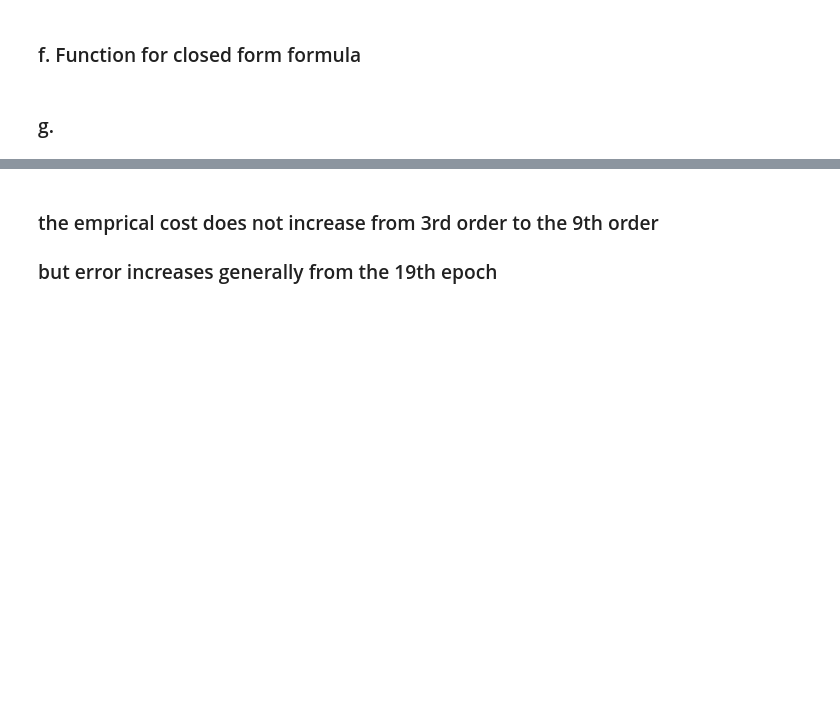
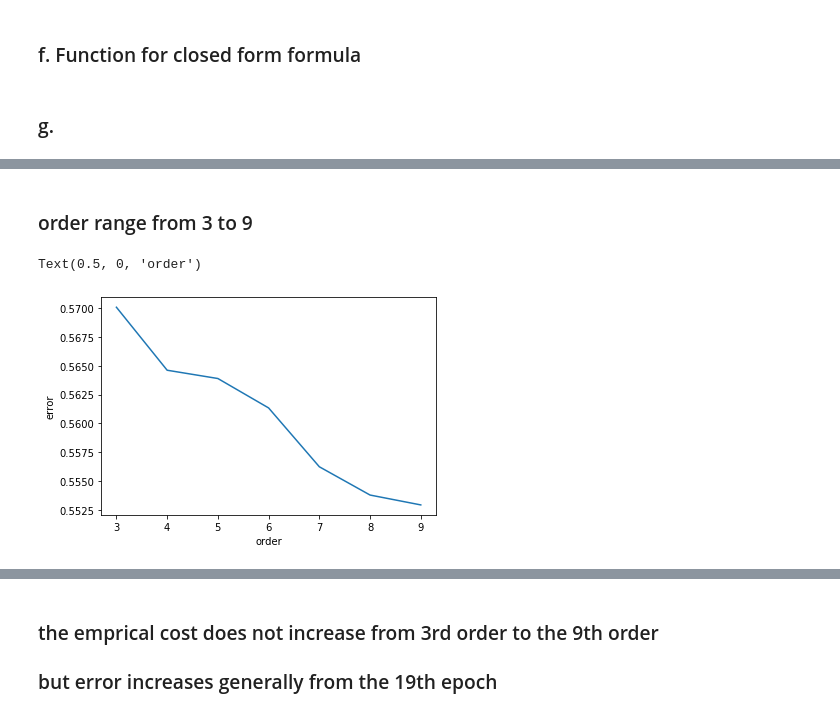
Before and after one commit to Emrys-Hong/SUTD-machine-learning-hw, a Jupyter notebook: Q2.ipynb, the cells around one changed output, grey strips where cells are left out. Saved outputs shown, nothing was run; the diff lists cells and outputs as text; code cells hidden in the pictures; blank space fills up the shorter version.

```diff
--- a/Q2.ipynb
+++ b/Q2.ipynb
@@ -155,0 +157,9 @@ plt.plot(x[:, 0], np.dot(x_order, w), 'r')
+# %% [markdown]
+### order range from 3 to 9
+# %%
+plt.plot(range(3, 10), [PolyRegress(x[:, 0], y, i)[1] for i in range(3, 10)])
+plt.ylabel('error')
+plt.xlabel('order')
+# %% [output]
+Text(0.5, 0, 'order')
+[figure, added]
```
Also changed, not shown: parts of 5 cells of this notebook.
